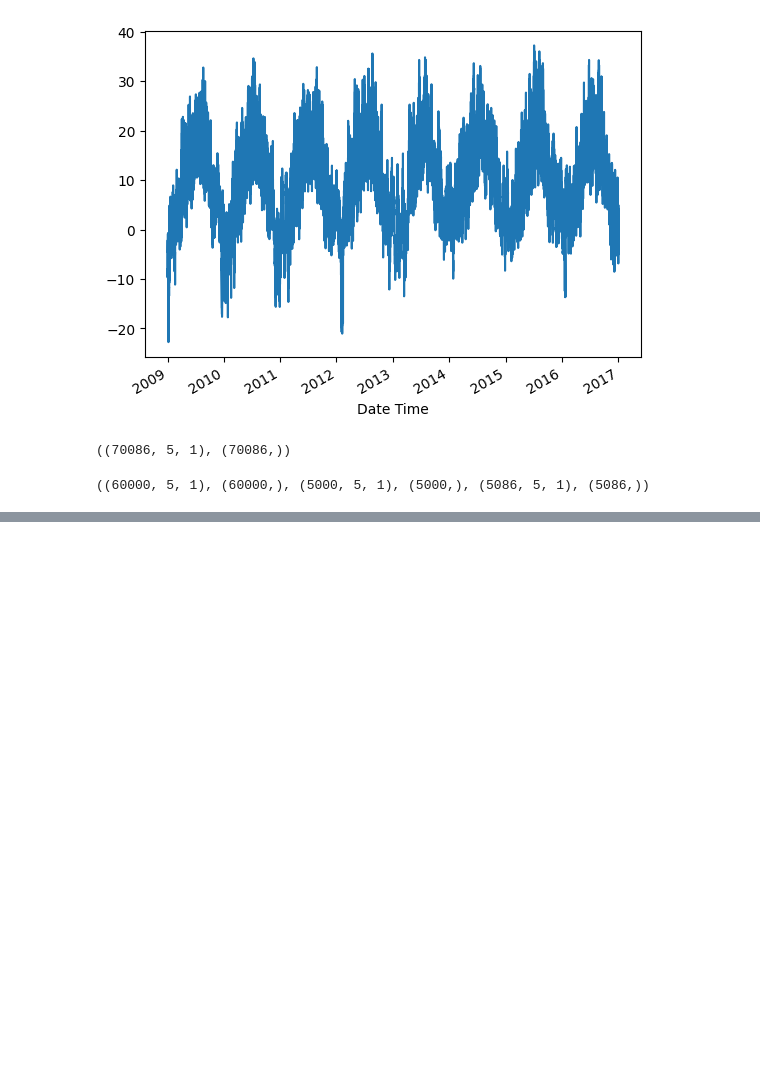
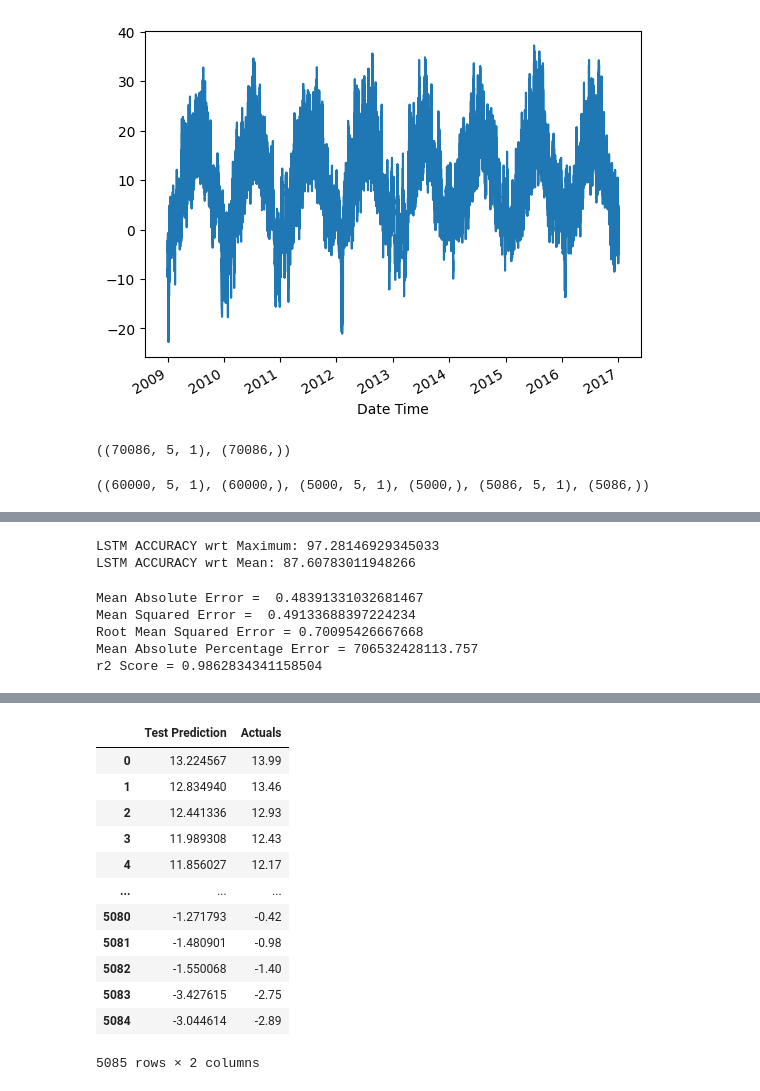
Before and after one commit to basilkjoseph/Final_Year_Project, a Jupyter notebook: LSTM_SingleVariate_temp_prediction.ipynb, the cells around one changed output, grey strips where cells are left out. Cells and saved outputs as stored; diff of their text form; code cells hidden in the pictures; blank space fills up the shorter version.

```diff
--- a/LSTM_SingleVariate_temp_prediction.ipynb
+++ b/LSTM_SingleVariate_temp_prediction.ipynb
@@ -206,0 +242,11 @@ plt.plot(val_results['Actuals'][:100])
+# %%
+rmse2 = np.sqrt(mean_squared_error(val_results['Val Predictions'], val_results['Actuals']))
+Maximum_val=(val_results['Actuals']).max()
+Mean_val=(val_results['Actuals']).mean()
+accuracy_val1=100-(rmse1/Maximum_val)*100
+accuracy_val2=100-(rmse1/Mean_val)*100
+print(f"LSTM ACCURACY wrt Maximum: {accuracy_val1}")
+print(f"LSTM ACCURACY wrt Mean: {accuracy_val2}")
+# %% [output]
+LSTM ACCURACY wrt Maximum: 97.28146929345033
+LSTM ACCURACY wrt Mean: 87.60783011948266
@@ -206,0 +258,17 @@ plt.plot(val_results['Actuals'][:100])
+# %%
+print("Mean Absolute Error = ", mae2)
+print("Mean Squared Error = ", mse2)
+print("Root Mean Squared Error =", rmse2)
+print("Mean Absolute Percentage Error =", mape2)
+print("r2 Score =", r22)
+# %% [output]
+Mean Absolute Error =  0.48391331032681467
+Mean Squared Error =  0.49133688397224234
+Root Mean Squared Error = 0.70095426667668
+Mean Absolute Percentage Error = 706532428113.757
+r2 Score = 0.9862834341158504
+# %%
+test_predictions=model1.predict(X_test).flatten()
+test_results=pd.DataFrame(data={'Test Prediction':test_predictions[1:],'Actuals': y_test[:-1]})
+test_results
+# %% [output]
@@ -206,0 +276,13 @@ plt.plot(val_results['Actuals'][:100])
+|  | Test Prediction | Actuals |
+| 0 | 13.224567 | 13.99 |
+| 1 | 12.834940 | 13.46 |
+| 2 | 12.441336 | 12.93 |
+| 3 | 11.989308 | 12.43 |
+| 4 | 11.856027 | 12.17 |
+| ... | ... | ... |
+| 5080 | -1.271793 | -0.42 |
+| 5081 | -1.480901 | -0.98 |
+| 5082 | -1.550068 | -1.40 |
+| 5083 | -3.427615 | -2.75 |
+| 5084 | -3.044614 | -2.89 |
+5085 rows × 2 columns
```
Also changed, not shown: parts of 15 cells of this notebook.
